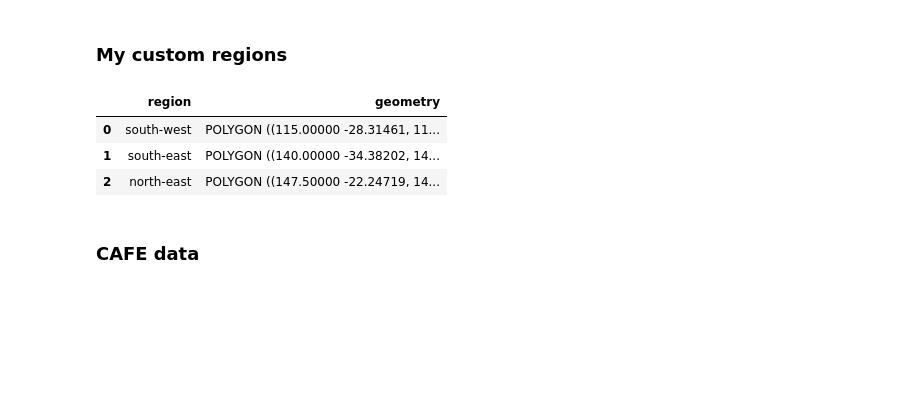
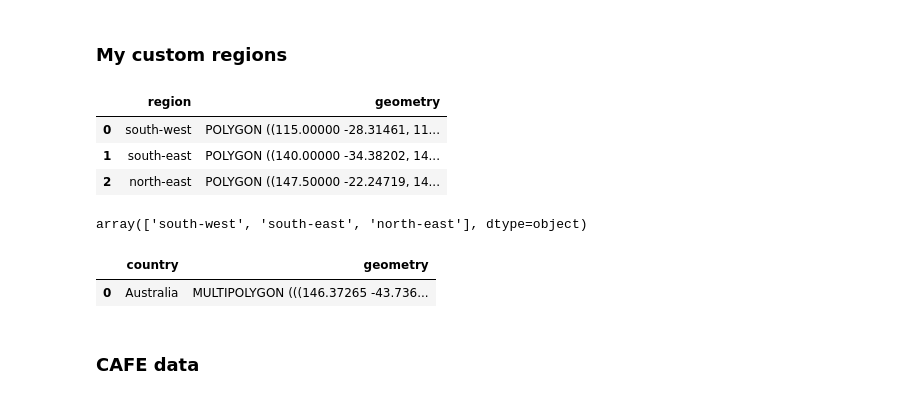
Before and after one commit to AusClimateService/unseen, a Jupyter notebook: notebooks/ag_regions.ipynb, the cells around one changed output. Drawn from its saved outputs; the diff is of its cells as text; code cells hidden in the pictures; blank space fills up the shorter version.

```diff
--- a/notebooks/ag_regions.ipynb
+++ b/notebooks/ag_regions.ipynb
@@ -91,3 +91,16 @@ my_wheat_sheep
 | 0 | south-west | POLYGON ((115.00000 -28.31461, 11... |
 | 1 | south-east | POLYGON ((140.00000 -34.38202, 14... |
 | 2 | north-east | POLYGON ((147.50000 -22.24719, 14... |
+# %%
+my_wheat_sheep['region'].values
+# %% [output]
+array(['south-west', 'south-east', 'north-east'], dtype=object)
+# %%
+aus = abares.dissolve()
+# %%
+my_aus = gp.GeoDataFrame({'country': ['Australia'],
+                          'geometry': aus.geometry})
+my_aus
+# %% [output]
+|  | country | geometry |
+| 0 | Australia | MULTIPOLYGON (((146.37265 -43.736... |
```
Also changed, not shown: parts of 2 cells of this notebook, 7 other files.
